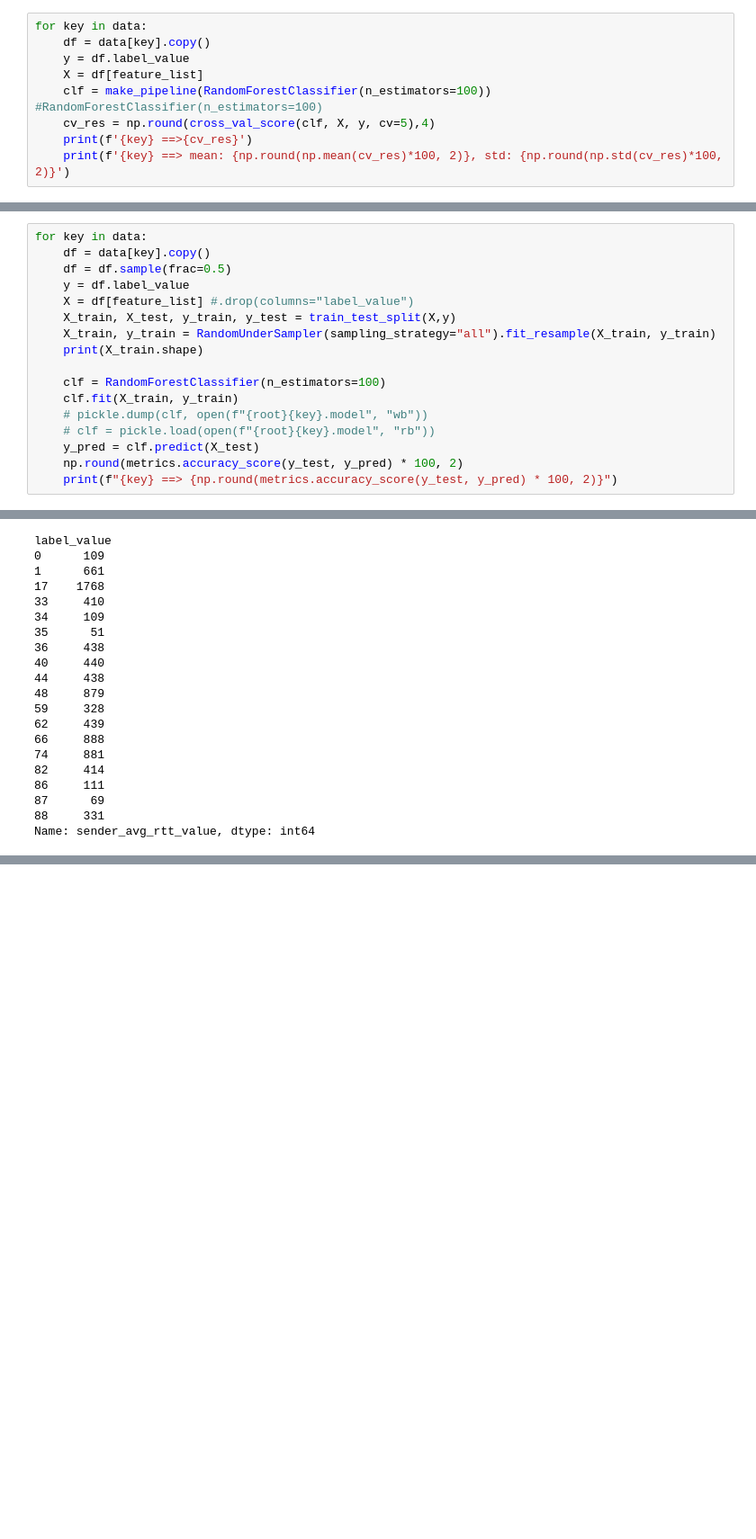
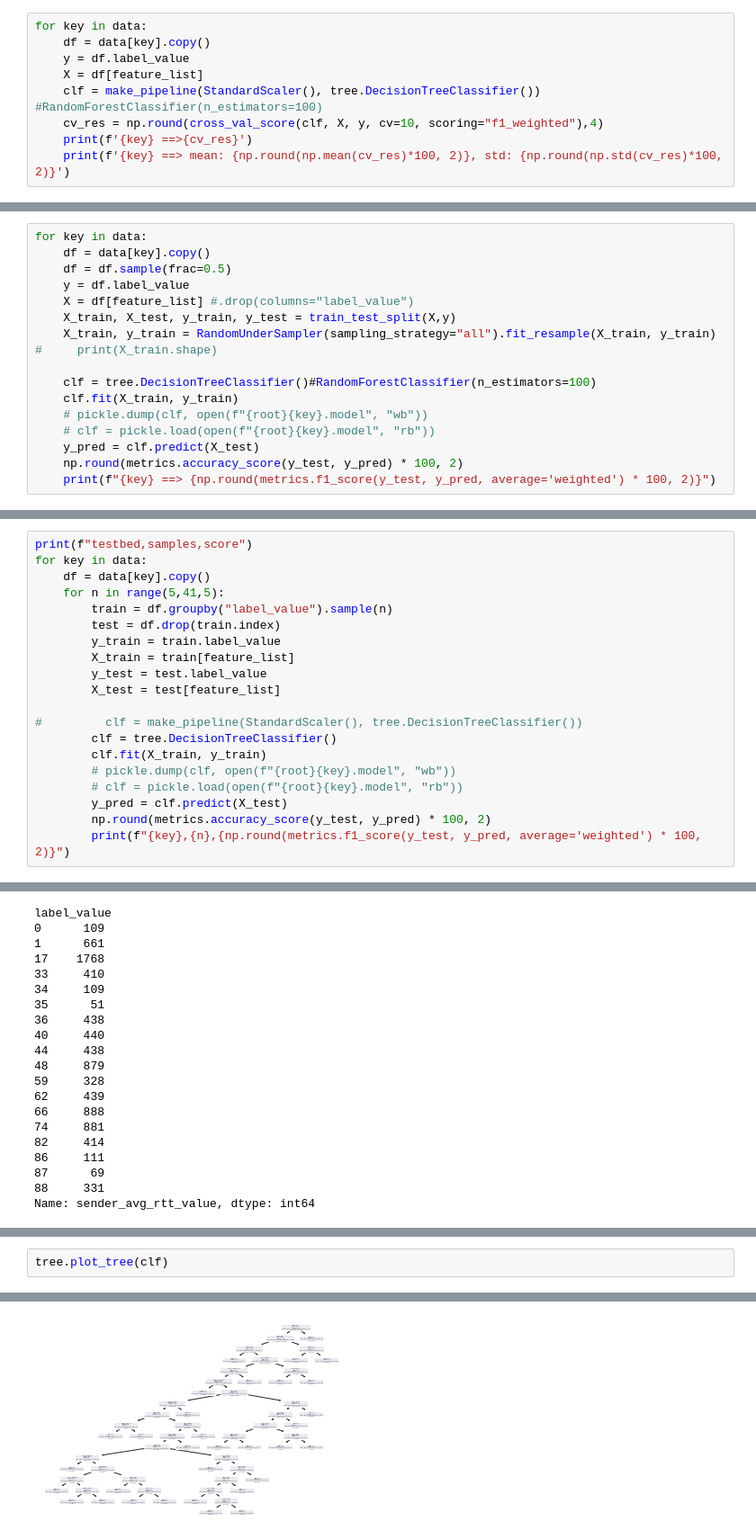
Before and after one commit to EhsanSaZ/BottleneckDetection, a Jupyter notebook: bottleneck.ipynb, the cells around one changed output, grey strips where cells are left out. Shown at 90% size. Drawn from its saved outputs; the diff is of its cells as text; blank space fills up the shorter version.

```diff
--- a/bottleneck.ipynb
+++ b/bottleneck.ipynb
@@ -81,8 +82,8 @@ for key in data:
     df = data[key].copy()
     y = df.label_value
     X = df[feature_list]
-    clf = make_pipeline(RandomForestClassifier(n_estimators=100)) #RandomForestClassifier(n_estimators=100)
-    cv_res = np.round(cross_val_score(clf, X, y, cv=5),4)
+    clf = make_pipeline(StandardScaler(), tree.DecisionTreeClassifier()) #RandomForestClassifier(n_estimators=100)
+    cv_res = np.round(cross_val_score(clf, X, y, cv=10, scoring="f1_weighted"),4)
     print(f'{key} ==>{cv_res}')
     print(f'{key} ==> mean: {np.round(np.mean(cv_res)*100, 2)}, std: {np.round(np.std(cv_res)*100, 2)}')
 # %% [output]
@@ -102,13 +103,13 @@ for key in data:
     X = df[feature_list] #.drop(columns="label_value")
     X_train, X_test, y_train, y_test = train_test_split(X,y)
     X_train, y_train = RandomUnderSampler(sampling_strategy="all").fit_resample(X_train, y_train)
-    print(X_train.shape)
+#     print(X_train.shape)
 
-    clf = RandomForestClassifier(n_estimators=100)
+    clf = tree.DecisionTreeClassifier()#RandomForestClassifier(n_estimators=100)
     clf.fit(X_train, y_train)
     # pickle.dump(clf, open(f"{root}{key}.model", "wb"))
     # clf = pickle.load(open(f"{root}{key}.model", "rb"))
     y_pred = clf.predict(X_test)
     np.round(metrics.accuracy_score(y_test, y_pred) * 100, 2)
-    print(f"{key} ==> {np.round(metrics.accuracy_score(y_test, y_pred) * 100, 2)}")
+    print(f"{key} ==> {np.round(metrics.f1_score(y_test, y_pred, average='weighted') * 100, 2)}")
 # %% [output]
@@ -217,0 +209,20 @@ wiscon_hdd
+# %%
+print(f"testbed,samples,score")
+for key in data:
+    df = data[key].copy()
+    for n in range(5,41,5):
+        train = df.groupby("label_value").sample(n)
+        test = df.drop(train.index)
+        y_train = train.label_value
+        X_train = train[feature_list]
+        y_test = test.label_value
+        X_test = test[feature_list]
+
+#         clf = make_pipeline(StandardScaler(), tree.DecisionTreeClassifier())
+        clf = tree.DecisionTreeClassifier()
+        clf.fit(X_train, y_train)
+        # pickle.dump(clf, open(f"{root}{key}.model", "wb"))
+        # clf = pickle.load(open(f"{root}{key}.model", "rb"))
+        y_pred = clf.predict(X_test)
+        np.round(metrics.accuracy_score(y_test, y_pred) * 100, 2)
+        print(f"{key},{n},{np.round(metrics.f1_score(y_test, y_pred, average='weighted') * 100, 2)}")
@@ -256,0 +292,3 @@ Index(['sender_avg_rtt_value', 'sender_pacing_rate', 'sender_cwnd_rate',
+# %%
+tree.plot_tree(clf)
+# %% [output]
@@ -256,0 +312 @@ Index(['sender_avg_rtt_value', 'sender_pacing_rate', 'sender_cwnd_rate',
+[figure, added]
```
Also changed, not shown: parts of 10 cells of this notebook, 5 other files.
